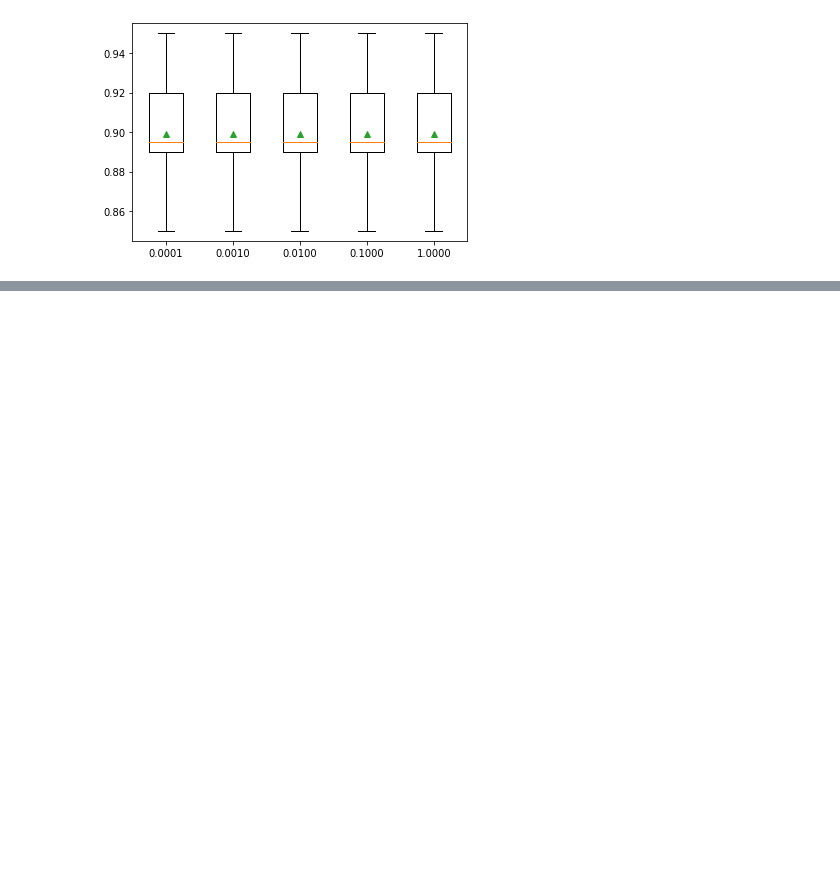
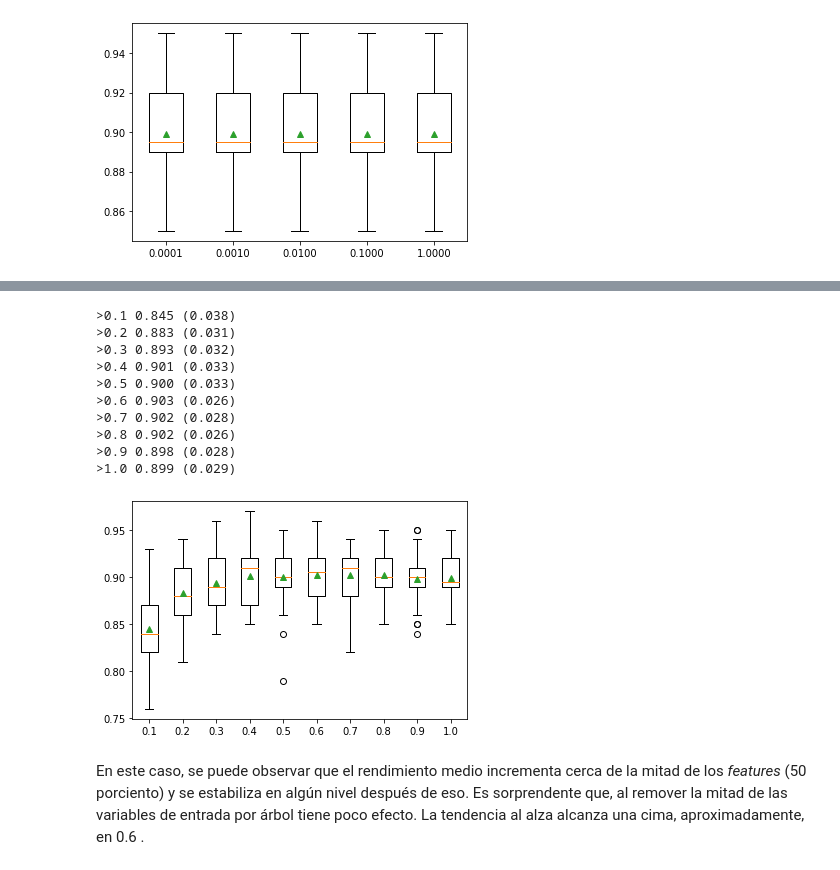
Before and after one commit to esteban062000/Big-Data-II-2021, a Jupyter notebook: practicas/practica_4/reporte_tutorial_2.ipynb, the cells around one changed output, grey strips where cells are left out. Drawn from its saved outputs; the diff is of its cells as text; code cells hidden in the pictures; blank space fills up the shorter version.

```diff
--- a/practicas/practica_4/reporte_tutorial_2.ipynb
+++ b/practicas/practica_4/reporte_tutorial_2.ipynb
@@ -333,0 +404,58 @@ En este caso, se observa cómo un *learning rate*
+# %%
+# explore xgboost column ratio per tree effect on performance
+from numpy import arange
+from numpy import mean
+from numpy import std
+from sklearn.datasets import make_classification
+from sklearn.model_selection import cross_val_score
+from sklearn.model_selection import RepeatedStratifiedKFold
+from xgboost import XGBClassifier
+from matplotlib import pyplot
+
+# get the dataset
+def get_dataset():
+	X, y = make_classification(n_samples=1000, n_features=20, n_informative=15, n_redundant=5, random_state=7)
+	return X, y
+
+# get a list of models to evaluate
+def get_models():
+	models = dict()
+	for i in arange(0.1, 1.1, 0.1):
+		key = '%.1f' % i
+		models[key] = XGBClassifier(colsample_bytree=i)
+	return models
+
+# evaluate a give model using cross-validation
+def evaluate_model(model):
+	cv = RepeatedStratifiedKFold(n_splits=10, n_repeats=3, random_state=1)
+	scores = cross_val_score(model, X, y, scoring='accuracy', cv=cv, n_jobs=-1)
+	return scores
+
+# define dataset
+X, y = get_dataset()
+# get the models to evaluate
+models = get_models()
+# evaluate the models and store results
+results, names = list(), list()
+for name, model in models.items():
+	scores = evaluate_model(model)
+	results.append(scores)
+	names.append(name)
+	print('>%s %.3f (%.3f)' % (name, mean(scores), std(scores)))
+# plot model performance for comparison
+pyplot.boxplot(results, labels=names, showmeans=True)
+pyplot.show()
+# %% [output]
+>0.1 0.845 (0.038)
+>0.2 0.883 (0.031)
+>0.3 0.893 (0.032)
+>0.4 0.901 (0.033)
+>0.5 0.900 (0.033)
+>0.6 0.903 (0.026)
+>0.7 0.902 (0.028)
+>0.8 0.902 (0.026)
+>0.9 0.898 (0.028)
+>1.0 0.899 (0.029)
+[figure, added]
+# %% [markdown]
+En este caso, se puede observar que el rendimiento medio incrementa  cerca de la mitad de los *features* (50 porciento) y se estabiliza en algún nivel después de eso. Es sorprendente que, al remover la mitad de las variables de entrada por árbol tiene poco efecto. La tendencia al alza alcanza una cima, aproximadamente, en 0.6 .
```
Also changed, not shown: parts of 8 cells of this notebook.
